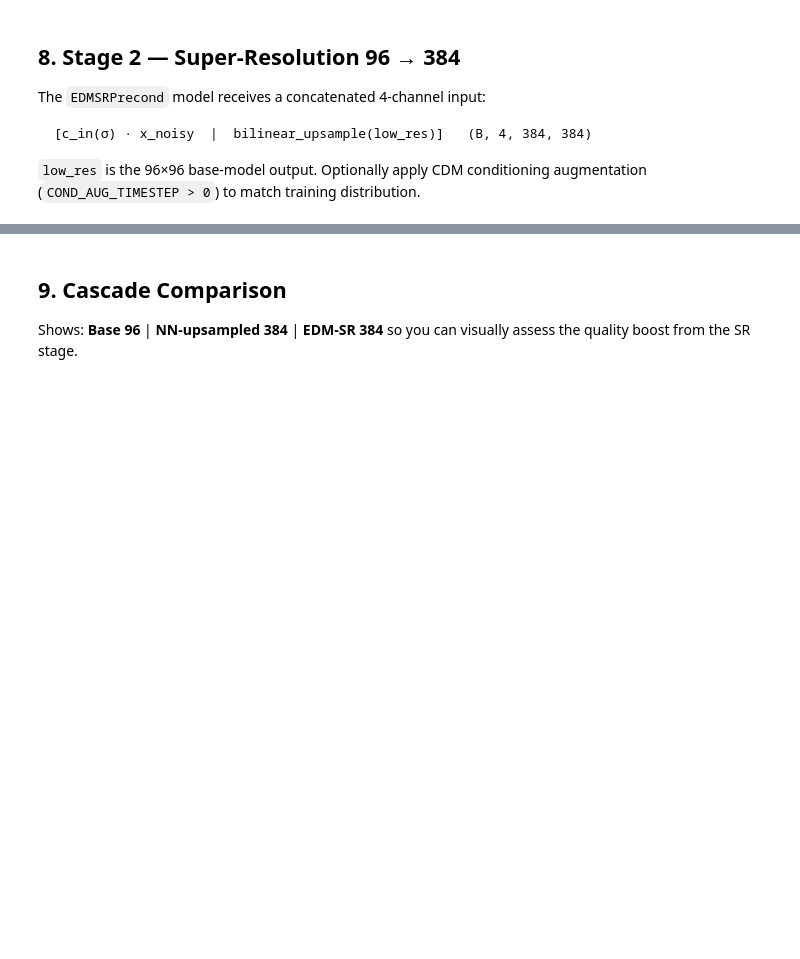
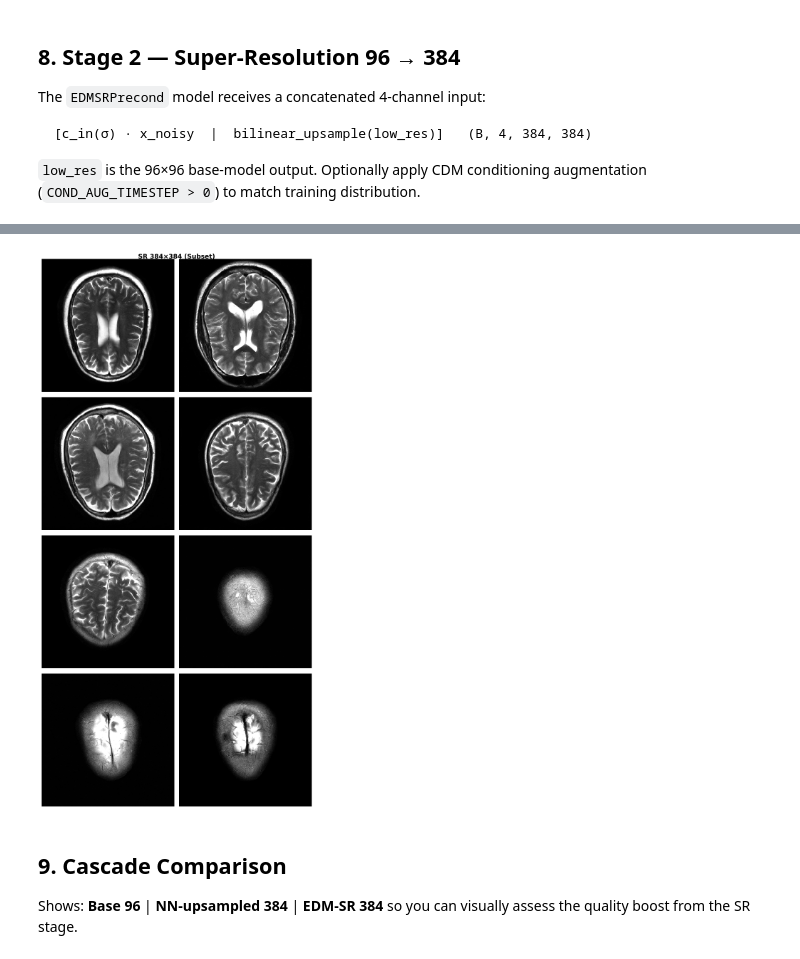
Before and after one commit to cbiguva/cascade_diffusion_mri, a Jupyter notebook: notebooks/sample_edm_mri_cascade.ipynb, the cells around one changed output, grey strips where cells are left out. Cells and saved outputs as stored; diff of their text form; code cells hidden in the pictures; blank space fills up the shorter version.

```diff
--- a/notebooks/sample_edm_mri_cascade.ipynb
+++ b/notebooks/sample_edm_mri_cascade.ipynb
@@ -489,3 +525,36 @@ Running SR cascade: 96×96 → 384×384
+# %%
+if sr_384 is not None:
+    mag_sr = mri_magnitude(sr_384)
+
+    # 1. Select only the first 4 images to reduce clutter
+    max_images = 8
+    mag_sr = mag_sr[:max_images]
+
+    n      = len(mag_sr)
+    ncol   = 2  # Set to 2 columns for larger tiles
+    nrows  = math.ceil(n / ncol)
+
+    # 2. Increase figsize multipliers (e.g., from 1.8 to 4.0)
+    fig, axes = plt.subplots(nrows, ncol,
+                             figsize=(ncol * 4.0, nrows * 4.0))
+    axes = np.array(axes).reshape(nrows, ncol)
+
+    for i in range(nrows):
+        for j in range(ncol):
+            ax  = axes[i, j]
+            ax.axis("off")
+            idx = i * ncol + j
+            if idx < n:
+                # 3. Change interpolation to 'none' or 'nearest' to avoid blur
+                ax.imshow(mag_sr[idx], cmap="gray",
+                          interpolation="nearest",
+                          vmin=0.0, vmax=0.6)
+
+    fig.suptitle(f"SR 384×384 (Subset)", fontsize=13, fontweight="bold")
+    plt.tight_layout()
+    plt.show()
+# %% [output]
+[figure, added]
 # %% [markdown]
 ## 9. Cascade Comparison
 
```
Also changed, not shown: parts of 11 cells of this notebook, 11 other files.
